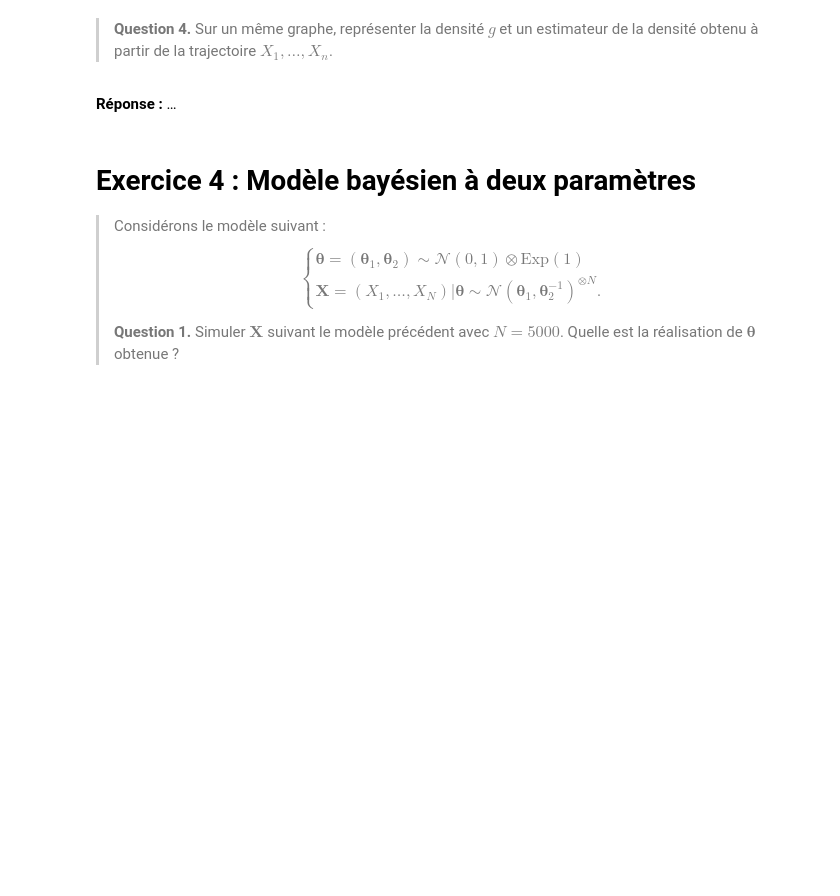
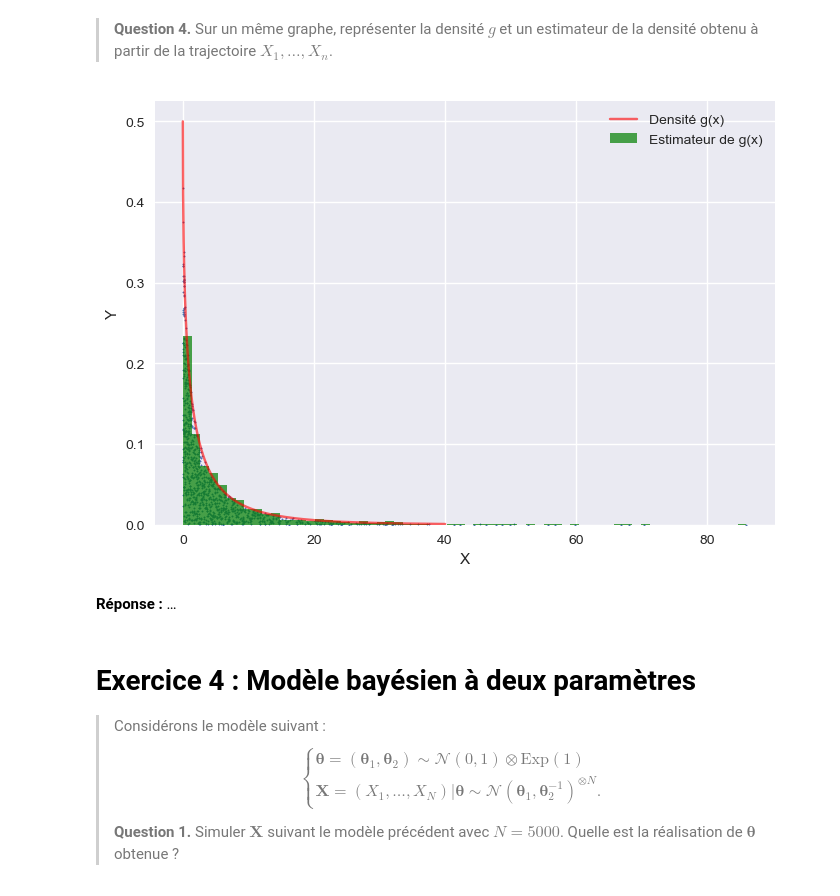
Before and after one commit to PolTibau/Statistique-Computationnelle, a Jupyter notebook: TP/TP4_student.ipynb, the cells around one changed output. Saved outputs shown, nothing was run; the diff lists cells and outputs as text; code cells hidden in the pictures; blank space fills up the shorter version.

```diff
--- a/TP/TP4_student.ipynb
+++ b/TP/TP4_student.ipynb
@@ -283,3 +290,15 @@ Sur un même graphe, représenter la densité $g$ et un estimateur de la densit
+# %%
+R = np.linspace(0,40,1000)
+
+
+plt.scatter(X, Y, s=1)
+plt.plot(R, np.exp(-np.sqrt(R))/2, color='r', alpha=0.6, label="Densité g(x)")
+plt.hist(X, density=True, bins='auto', color='g', alpha=0.7, label="Estimateur de g(x)")
+plt.xlabel("X")
+plt.legend()
+plt.ylabel("Y");
+# %% [output]
+[figure, added]
 # %% [markdown]
 **Réponse :**
 …
```
Also changed, not shown: parts of 4 cells of this notebook.
